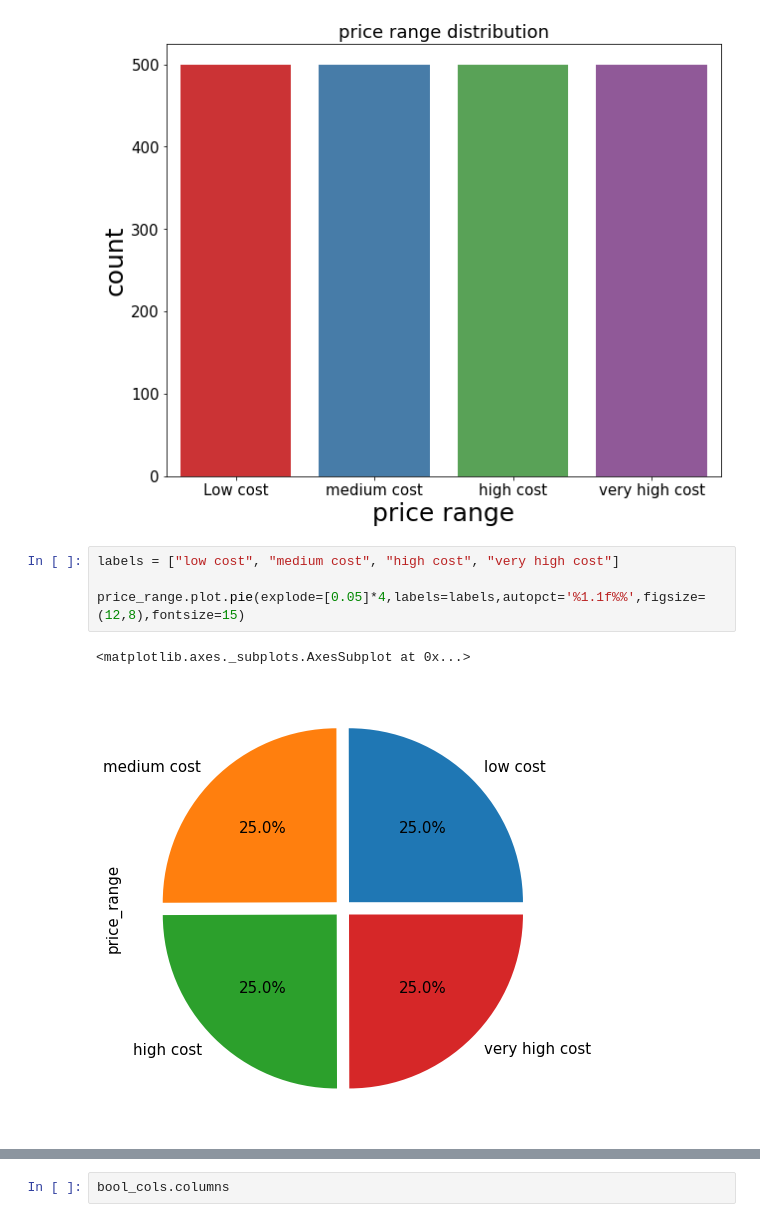
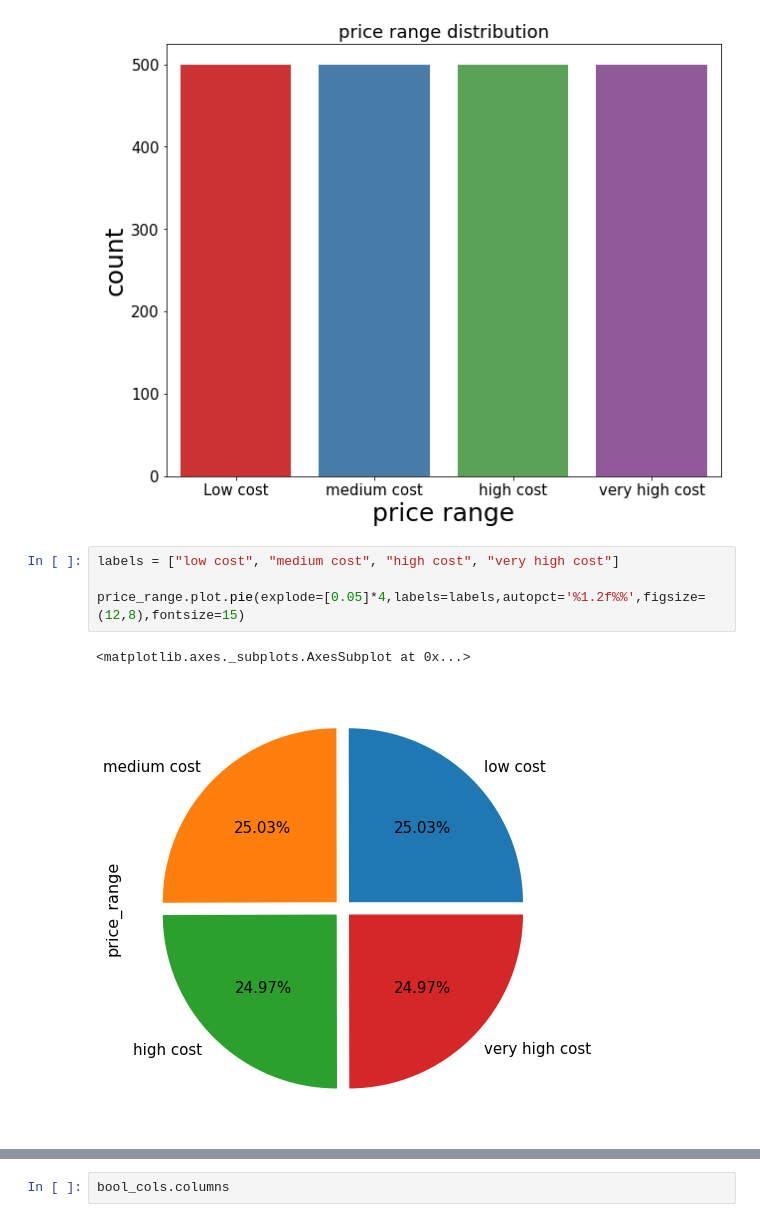
Before and after one commit to iamnaveenk/capstone_project-3-classification-, a Jupyter notebook: mobile_price_range_prediction.ipynb, the cells around one changed output, grey strips where cells are left out. Saved outputs shown, nothing was run; the diff lists cells and outputs as text.

```diff
--- a/mobile_price_range_prediction.ipynb
+++ b/mobile_price_range_prediction.ipynb
@@ -327,10 +336,10 @@ Text(0.5, 1.0, 'price range distribution')
 # %%
 labels = ["low cost", "medium cost", "high cost", "very high cost"]
 
-price_range.plot.pie(explode=[0.05]*4,labels=labels,autopct='%1.1f%%',figsize=(12,8),fontsize=15)
+price_range.plot.pie(explode=[0.05]*4,labels=labels,autopct='%1.2f%%',figsize=(12,8),fontsize=15)
 # %% [output]
 <matplotlib.axes._subplots.AxesSubplot at 0x...>
-[figure, old version]
+[figure, new version]
 # %%
 plt.figure(figsize = (12,8))
 plt.rcParams['font.size'] = '16'
```
Also changed, not shown: parts of 8 cells of this notebook.
